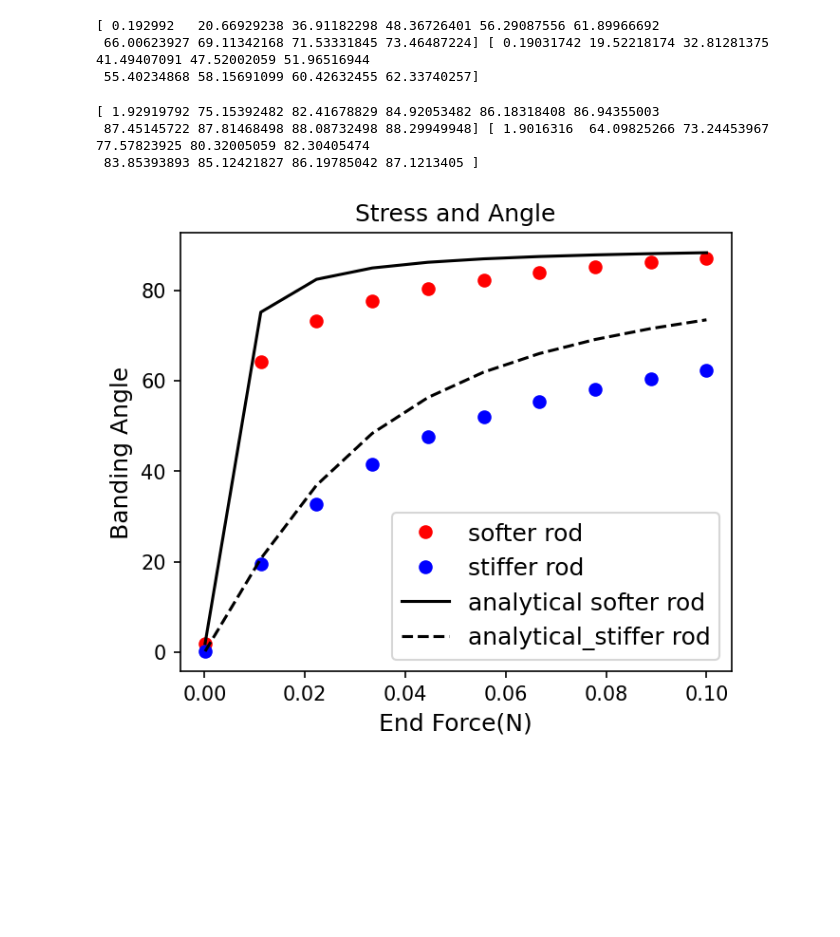
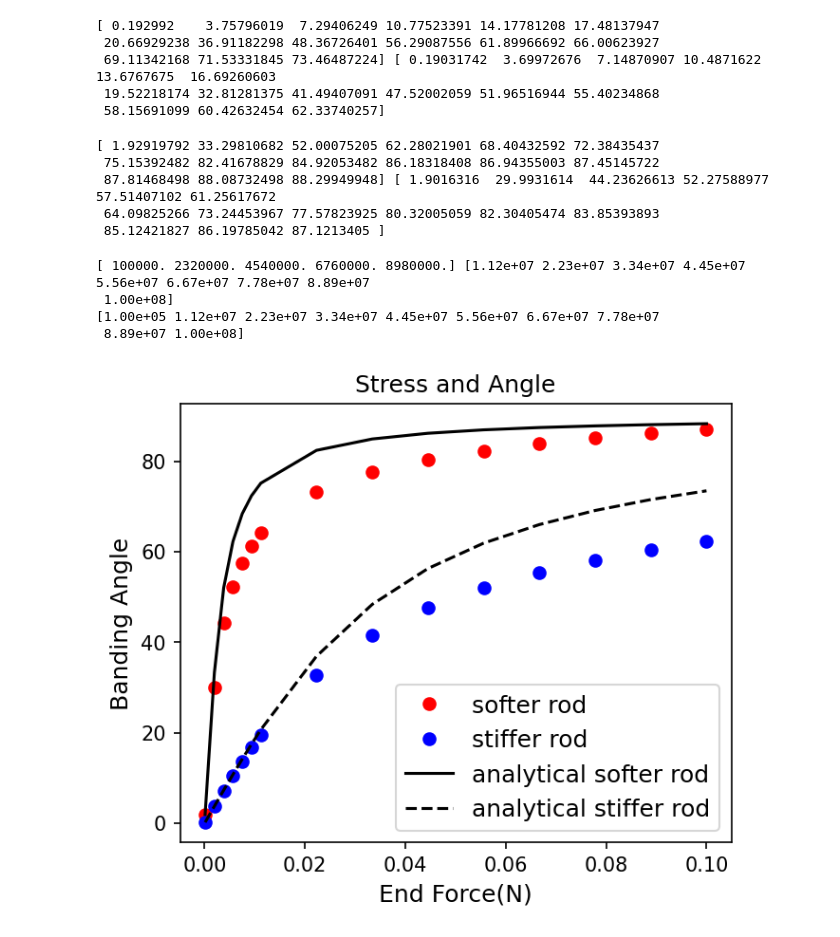
Before and after one commit to Junang-Wang/Qubot_Elastica, a Jupyter notebook: PyElastica_Playground/Stress_Angle.ipynb, the cells around one changed output. Drawn from its saved outputs; the diff is of its cells as text; code cells hidden in the pictures; blank space fills up the shorter version.

```diff
--- a/PyElastica_Playground/Stress_Angle.ipynb
+++ b/PyElastica_Playground/Stress_Angle.ipynb
@@ -24,12 +24,12 @@ from elastica.timestepper import integrate
 from analytical_result import analytical_result
 # %%
 %matplotlib inline
-loops = 10
+loops = 15
 softer_angle = np.zeros(loops)
 stiffer_angle = np.zeros(loops)
 analytical_softer_angle = np.zeros(loops)
 analytical_stiffer_angle = np.zeros(loops)
-end_force_zs = np.linspace(1e5,1e8,loops)
+end_force_zs = np.concatenate((np.linspace(1e5,1.12e7,6,endpoint=False),np.linspace(1.12e7,1e8,loops-6)),axis=0)
 for i in range(loops):
     class PendulumSimulator(BaseSystemCollection, Constraints, Forcing, Damping):
         pass
@@ -61,13 +61,14 @@ for i in range(loops):
     gravitational_acc = -9.80665e3  #mm/s^2
     base_length = 3 #mm
     base_radius = 0.3 #mm
-    E = 1.4e9 # mg/(mm*s^2)
+    scale_E = 1e-5
+    E = 1.4e9 * scale_E # mg/(mm*s^2)
 
 
     dl = base_length / n_elem
     # dt = 0.002 * dl
-    dt = 1.0e-7
-    nu = 1500 #damping constant
+    dt = 1.0e-4
+    nu = 5 #damping constant
     shear_modulus = E / (3.0)
 
     start = np.array([0.0,0.0,0.0])
@@ -77,8 +78,8 @@ for i in range(loops):
     # base_area = base_radius*np.sqrt(3)/3
 
     origin_force = np.array([0.0, 0.0, 0.0])
-    end_force = np.array([0.0, 0.0, -end_force_zs[i]])
-    ramp_up_time = 0.1
+    end_force = np.array([0.0, 0.0, -end_force_zs[i]*scale_E])
+    ramp_up_time = 0.15
 
     softer_rod = CosseratRod.straight_rod(
         n_elem,
@@ -145,7 +146,7 @@ for i in range(loops):
     print("System finalized")
 
     #----------------------------time integration----------------------------------
-    final_time = 0.2
+    final_time = 15
     total_steps = int(final_time / dt)
     timestepper = PositionVerlet()
     integrate(timestepper, Pendulum_Sim, final_time, total_steps)
@@ -201,15 +210,27 @@ Final time of simulation is :  1.9999999985304395
 # %%
 print(analytical_stiffer_angle, stiffer_angle)
 # %% [output]
-[ 0.192992   20.66929238 36.91182298 48.36726401 56.29087556 61.89966692
- 66.00623927 69.11342168 71.53331845 73.46487224] [ 0.19031742 19.52218174 32.81281375 41.49407091 47.52002059 51.96516944
- 55.40234868 58.15691099 60.42632455 62.33740257]
+[ 0.192992    3.75796019  7.29406249 10.77523391 14.17781208 17.48137947
+ 20.66929238 36.91182298 48.36726401 56.29087556 61.89966692 66.00623927
+ 69.11342168 71.53331845 73.46487224] [ 0.19031742  3.69972676  7.14870907 10.4871622  13.6767675  16.69260603
+ 19.52218174 32.81281375 41.49407091 47.52002059 51.96516944 55.40234868
+ 58.15691099 60.42632454 62.33740257]
 # %%
 print(analytical_softer_angle,softer_angle)
 # %% [output]
-[ 1.92919792 75.15392482 82.41678829 84.92053482 86.18318408 86.94355003
- 87.45145722 87.81468498 88.08732498 88.29949948] [ 1.9016316  64.09825266 73.24453967 77.57823925 80.32005059 82.30405474
- 83.85393893 85.12421827 86.19785042 87.1213405 ]
+[ 1.92919792 33.29810682 52.00075205 62.28021901 68.40432592 72.38435437
+ 75.15392482 82.41678829 84.92053482 86.18318408 86.94355003 87.45145722
+ 87.81468498 88.08732498 88.29949948] [ 1.9016316  29.9931614  44.23626613 52.27588977 57.51407102 61.25617672
+ 64.09825266 73.24453967 77.57823925 80.32005059 82.30405474 83.85393893
+ 85.12421827 86.19785042 87.1213405 ]
+# %%
+print(np.linspace(1e5,1.12e7,5,endpoint=False), np.linspace(1.12e7,1e8,9))
+print(np.linspace(1e5,1e8,10))
+# %% [output]
+[ 100000. 2320000. 4540000. 6760000. 8980000.] [1.12e+07 2.23e+07 3.34e+07 4.45e+07 5.56e+07 6.67e+07 7.78e+07 8.89e+07
+ 1.00e+08]
+[1.00e+05 1.12e+07 2.23e+07 3.34e+07 4.45e+07 5.56e+07 6.67e+07 7.78e+07
+ 8.89e+07 1.00e+08]
 # %%
 %matplotlib inline
 # update the plot every 0.1 second
@@ -219,32 +240,32 @@ ax.plot(
     end_force_zs*1e-9,
     softer_angle,
     "ro",
     label = "softer rod"
 )
 ax.plot(
     end_force_zs*1e-9,
     stiffer_angle,
     "bo",
     label = "stiffer rod"
 )
 ax.plot(
     end_force_zs*1e-9,
     analytical_softer_angle,
     "k-",
     label = "analytical softer rod"
 )
 ax.plot(
     end_force_zs*1e-9,
     analytical_stiffer_angle,
     "k--",
-    label = "analytical_stiffer rod"
+    label = "analytical stiffer rod"
 )
 ax.legend(prop={"size":12}, loc="lower right")
 ax.set_ylabel("Banding Angle", fontsize=12)
 ax.set_xlabel("End Force(N)", fontsize=12)
 ax.set_title("Stress and Angle")
 plt.savefig('Stress_Angle.jpg')
 plt.show()
 plt.close()
 # %% [output]
-[figure, old version]
+[figure, new version]
```
Also changed, not shown: parts of 1 cell of this notebook, 6 other files.
